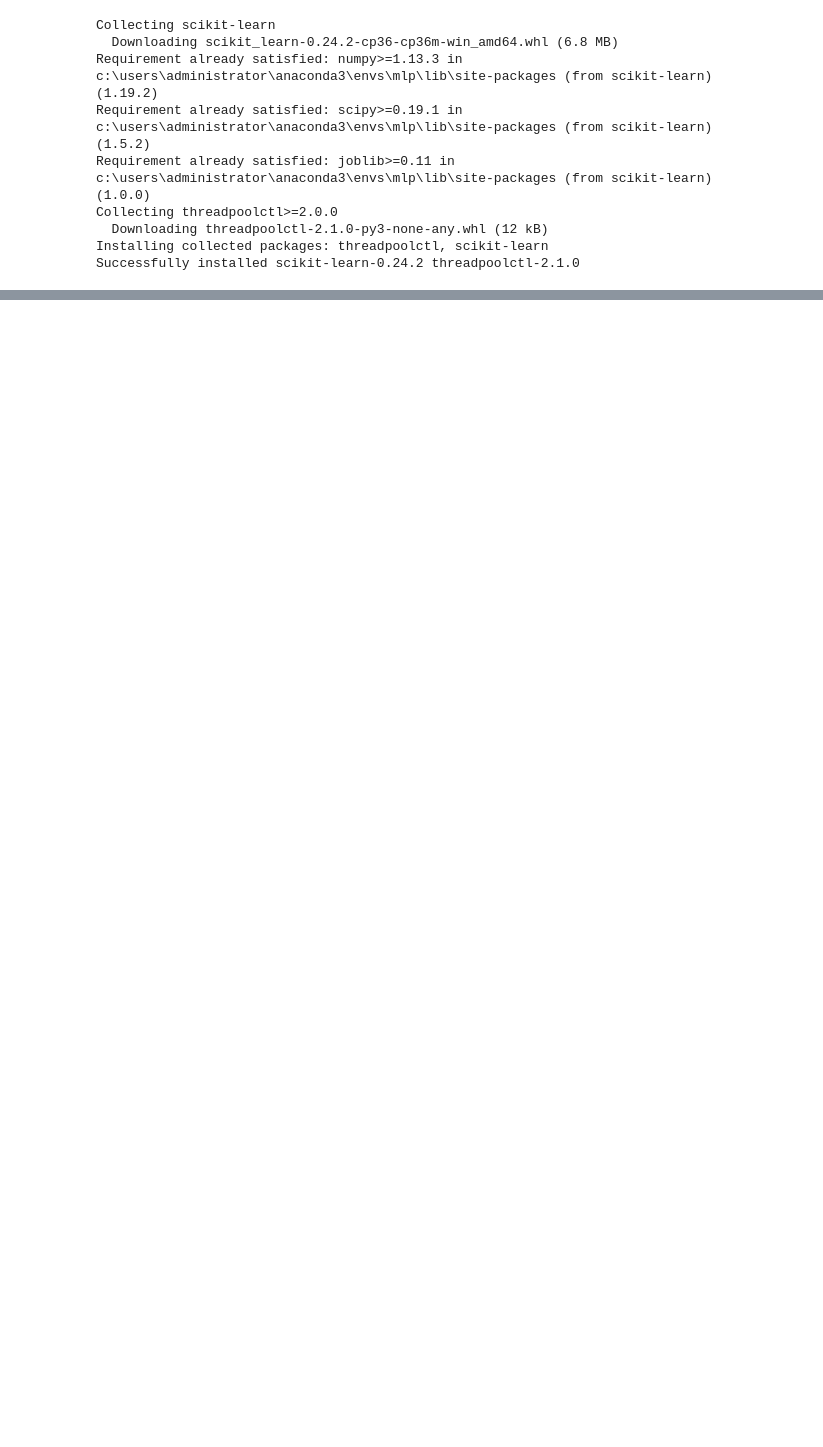
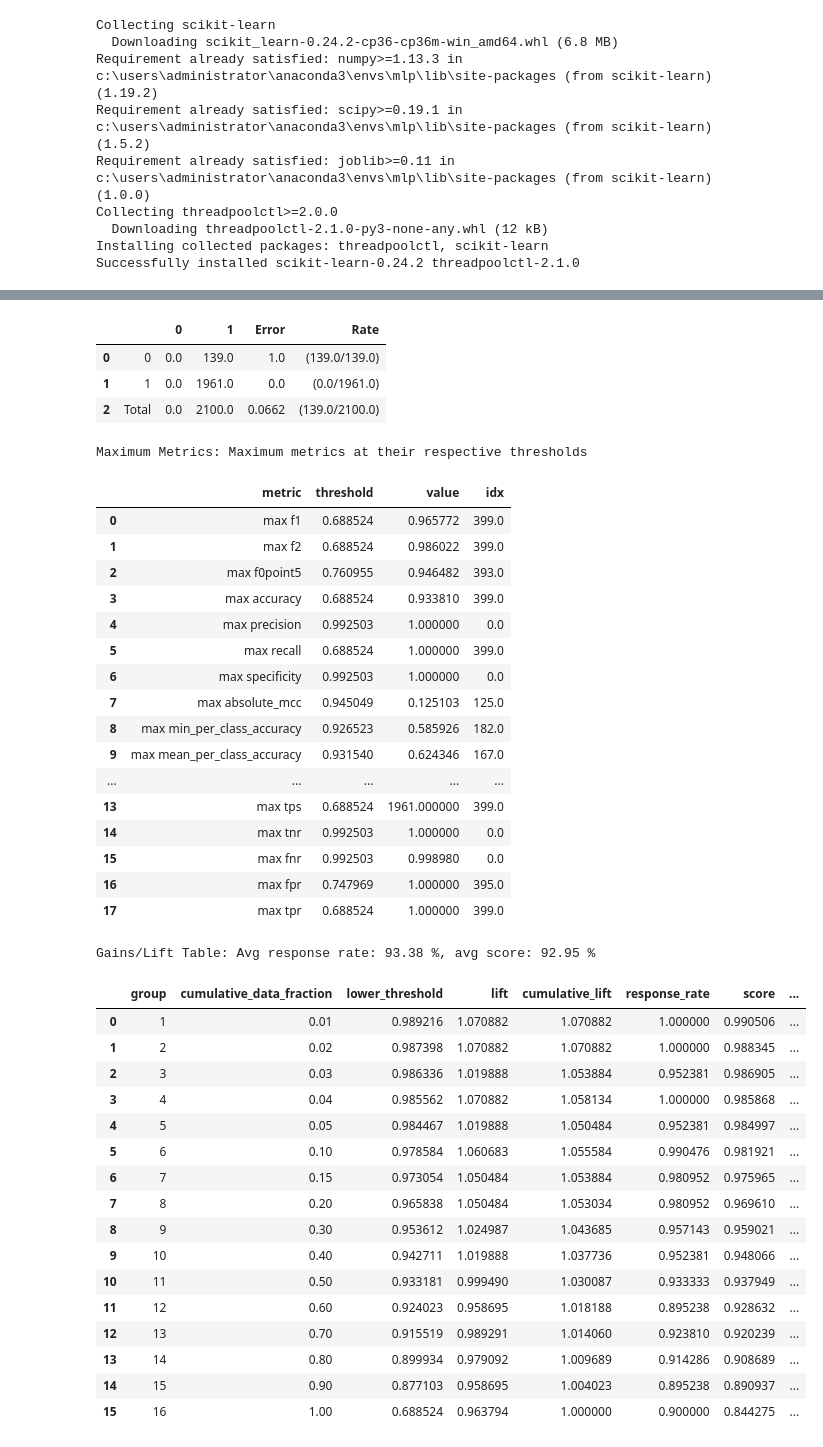
Before and after one commit to csynbiosys/dissertations-2021-info, a Jupyter notebook: yiwei_jing_quantify/H2O.ipynb, the cells around one changed output, grey strips where cells are left out. Drawn from its saved outputs; the diff is of its cells as text; code cells hidden in the pictures; blank space fills up the shorter version.

```diff
--- a/yiwei_jing_quantify/H2O.ipynb
+++ b/yiwei_jing_quantify/H2O.ipynb
@@ -93,0 +157,4 @@ Parse progress: |█████████████████████
+# %%
+X_train_hex= train.asfactor()
+X_test_hex = test.asfactor()
+X_train_hex.describe()
@@ -121,0 +231,6 @@ h2o.export_file(lb, os.path.join(out_path, 'aml_leaderboard.h2o'), force=True)
+# %%
+model = h2o.get_model('GBM_grid__1_AutoML_20210715_105150_model_1')
+perf = model.model_performance(X_test_hex)
+# model.model_performance()
+perf
+# %% [output]
@@ -121,0 +249,40 @@ h2o.export_file(lb, os.path.join(out_path, 'aml_leaderboard.h2o'), force=True)
+|  |  | 0 | 1 | Error | Rate |
+| 0 | 0 | 0.0 | 139.0 | 1.0 | (139.0/139.0) |
+| 1 | 1 | 0.0 | 1961.0 | 0.0 | (0.0/1961.0) |
+| 2 | Total | 0.0 | 2100.0 | 0.0662 | (139.0/2100.0) |
+Maximum Metrics: Maximum metrics at their respective thresholds
+|  | metric | threshold | value | idx |
+| 0 | max f1 | 0.688524 | 0.965772 | 399.0 |
+| 1 | max f2 | 0.688524 | 0.986022 | 399.0 |
+| 2 | max f0point5 | 0.760955 | 0.946482 | 393.0 |
+| 3 | max accuracy | 0.688524 | 0.933810 | 399.0 |
+| 4 | max precision | 0.992503 | 1.000000 | 0.0 |
+| 5 | max recall | 0.688524 | 1.000000 | 399.0 |
+| 6 | max specificity | 0.992503 | 1.000000 | 0.0 |
+| 7 | max absolute_mcc | 0.945049 | 0.125103 | 125.0 |
+| 8 | max min_per_class_accuracy | 0.926523 | 0.585926 | 182.0 |
+| 9 | max mean_per_class_accuracy | 0.931540 | 0.624346 | 167.0 |
+| ... | ... | ... | ... | ... |
+| 13 | max tps | 0.688524 | 1961.000000 | 399.0 |
+| 14 | max tnr | 0.992503 | 1.000000 | 0.0 |
+| 15 | max fnr | 0.992503 | 0.998980 | 0.0 |
+| 16 | max fpr | 0.747969 | 1.000000 | 395.0 |
+| 17 | max tpr | 0.688524 | 1.000000 | 399.0 |
+Gains/Lift Table: Avg response rate: 93.38 %, avg score: 92.95 %
+|  | group | cumulative_data_fraction | lower_threshold | lift | cumulative_lift | response_rate | score | ... |
+| 0 | 1 | 0.01 | 0.989216 | 1.070882 | 1.070882 | 1.000000 | 0.990506 | ... |
+| 1 | 2 | 0.02 | 0.987398 | 1.070882 | 1.070882 | 1.000000 | 0.988345 | ... |
+| 2 | 3 | 0.03 | 0.986336 | 1.019888 | 1.053884 | 0.952381 | 0.986905 | ... |
+| 3 | 4 | 0.04 | 0.985562 | 1.070882 | 1.058134 | 1.000000 | 0.985868 | ... |
+| 4 | 5 | 0.05 | 0.984467 | 1.019888 | 1.050484 | 0.952381 | 0.984997 | ... |
+| 5 | 6 | 0.10 | 0.978584 | 1.060683 | 1.055584 | 0.990476 | 0.981921 | ... |
+| 6 | 7 | 0.15 | 0.973054 | 1.050484 | 1.053884 | 0.980952 | 0.975965 | ... |
+| 7 | 8 | 0.20 | 0.965838 | 1.050484 | 1.053034 | 0.980952 | 0.969610 | ... |
+| 8 | 9 | 0.30 | 0.953612 | 1.024987 | 1.043685 | 0.957143 | 0.959021 | ... |
+| 9 | 10 | 0.40 | 0.942711 | 1.019888 | 1.037736 | 0.952381 | 0.948066 | ... |
+| 10 | 11 | 0.50 | 0.933181 | 0.999490 | 1.030087 | 0.933333 | 0.937949 | ... |
+| 11 | 12 | 0.60 | 0.924023 | 0.958695 | 1.018188 | 0.895238 | 0.928632 | ... |
+| 12 | 13 | 0.70 | 0.915519 | 0.989291 | 1.014060 | 0.923810 | 0.920239 | ... |
+| 13 | 14 | 0.80 | 0.899934 | 0.979092 | 1.009689 | 0.914286 | 0.908689 | ... |
+| 14 | 15 | 0.90 | 0.877103 | 0.958695 | 1.004023 | 0.895238 | 0.890937 | ... |
+| 15 | 16 | 1.00 | 0.688524 | 0.963794 | 1.000000 | 0.900000 | 0.844275 | ... |
```
Also changed, not shown: parts of 18 cells of this notebook, 8 other files.
